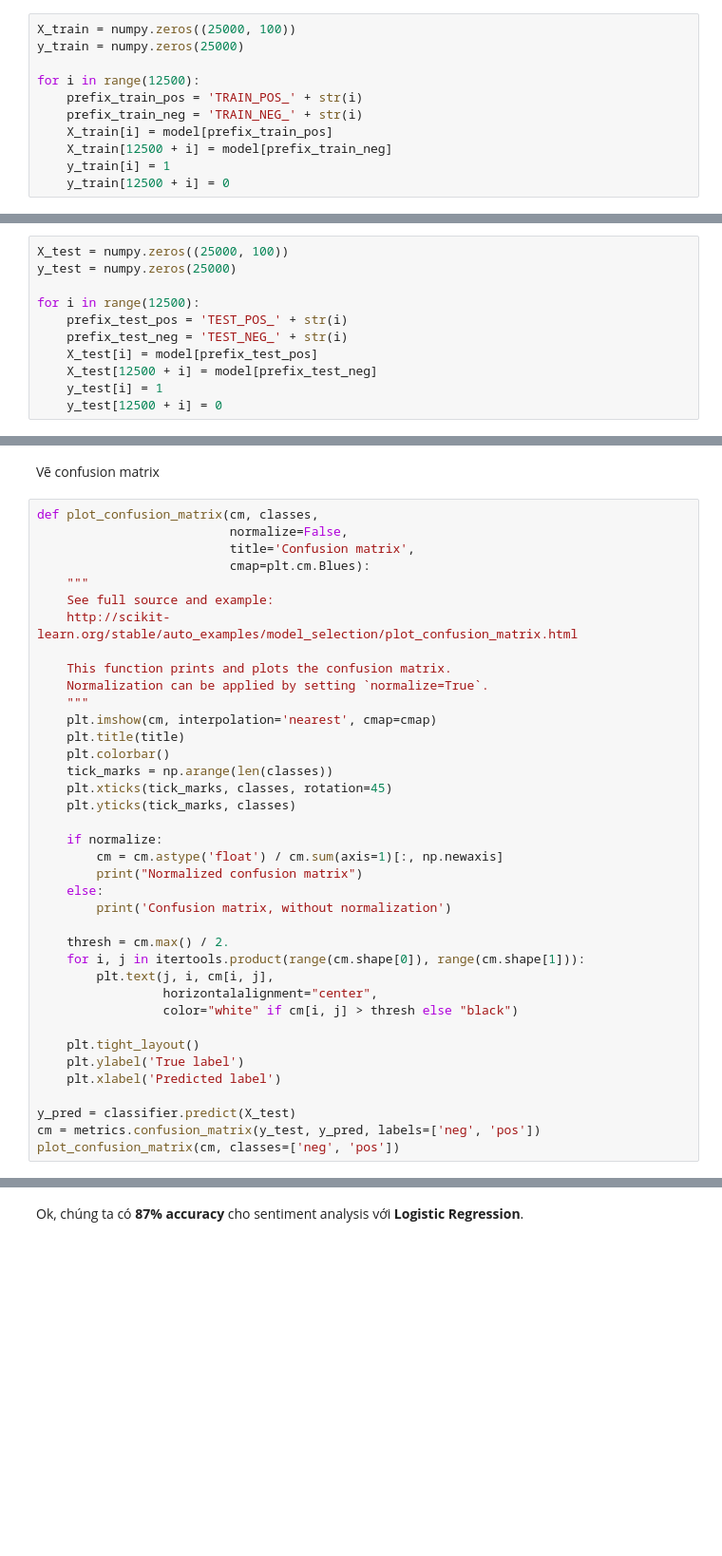
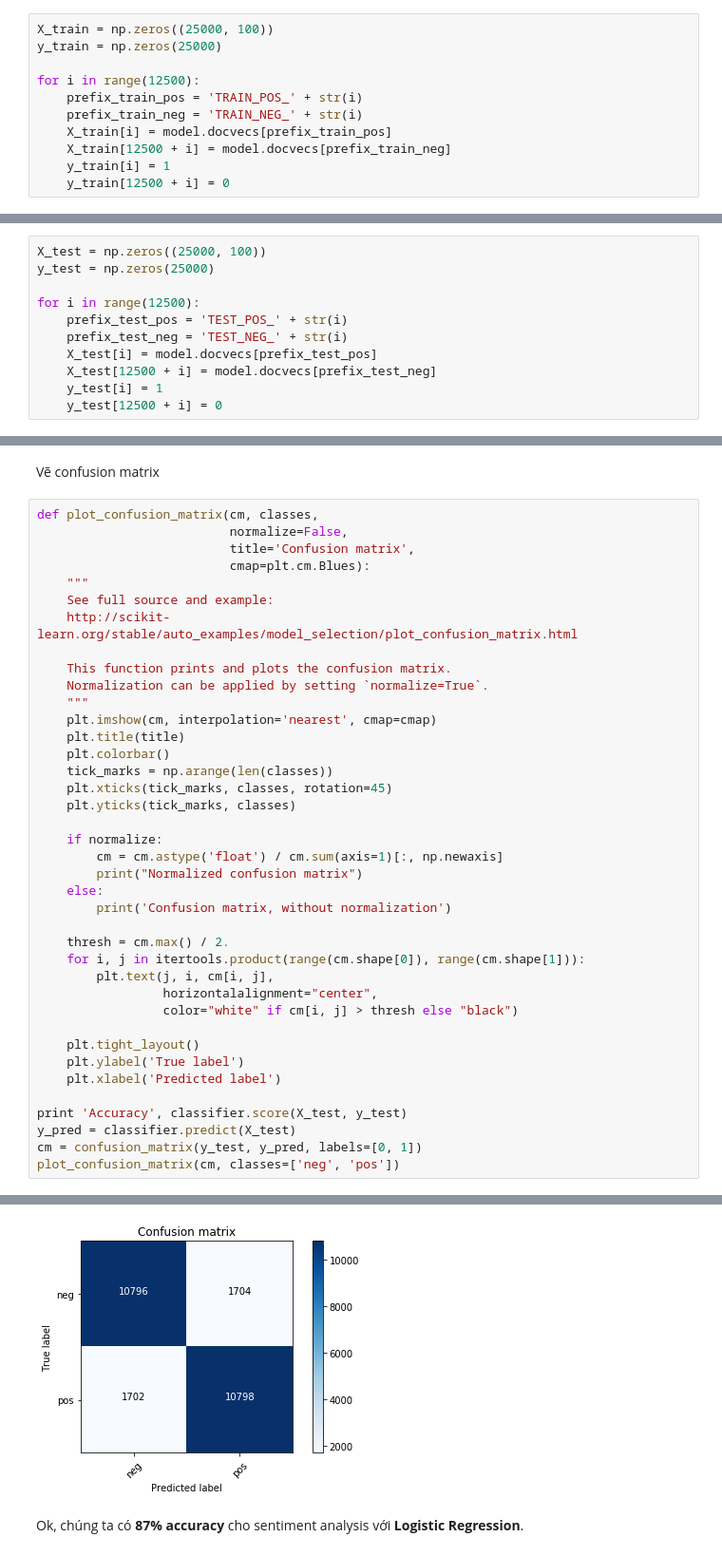
Before and after one commit to duyet/doc2vec-sentiment, a Jupyter notebook: Doc2vec Sentiment Analysis.ipynb, the cells around one changed output, grey strips where cells are left out. Shown at 95% size. Drawn from its saved outputs; the diff is of its cells as text; blank space fills up the shorter version.

```diff
--- a/Doc2vec Sentiment Analysis.ipynb
+++ b/Doc2vec Sentiment Analysis.ipynb
@@ -176,14 +203,14 @@ Từ các vector văn bản trên, ta có thể sử dụng chúng để huấn
 
 Chúng ta tạo 2 biến `X_train` và `y_train` để lưu lại các vectors và labels tương ứng.
 # %%
-X_train = numpy.zeros((25000, 100))
-y_train = numpy.zeros(25000)
+X_train = np.zeros((25000, 100))
+y_train = np.zeros(25000)
 
 for i in range(12500):
     prefix_train_pos = 'TRAIN_POS_' + str(i)
     prefix_train_neg = 'TRAIN_NEG_' + str(i)
-    X_train[i] = model[prefix_train_pos]
-    X_train[12500 + i] = model[prefix_train_neg]
+    X_train[i] = model.docvecs[prefix_train_pos]
+    X_train[12500 + i] = model.docvecs[prefix_train_neg]
     y_train[i] = 1
     y_train[12500 + i] = 0
 # %% [markdown]
@@ -199,14 +242,14 @@ print y_train
 
 Tương tự với các vector để test
 # %%
-X_test = numpy.zeros((25000, 100))
-y_test = numpy.zeros(25000)
+X_test = np.zeros((25000, 100))
+y_test = np.zeros(25000)
 
 for i in range(12500):
     prefix_test_pos = 'TEST_POS_' + str(i)
     prefix_test_neg = 'TEST_NEG_' + str(i)
-    X_test[i] = model[prefix_test_pos]
-    X_test[12500 + i] = model[prefix_test_neg]
+    X_test[i] = model.docvecs[prefix_test_pos]
+    X_test[12500 + i] = model.docvecs[prefix_test_neg]
     y_test[i] = 1
     y_test[12500 + i] = 0
 # %% [markdown]
@@ -257,6 +303,8 @@ def plot_confusion_matrix(cm, classes,
     plt.ylabel('True label')
     plt.xlabel('Predicted label')
 
+print 'Accuracy', classifier.score(X_test, y_test)
 y_pred = classifier.predict(X_test)
-cm = metrics.confusion_matrix(y_test, y_pred, labels=['neg', 'pos'])
+cm = confusion_matrix(y_test, y_pred, labels=[0, 1])
 plot_confusion_matrix(cm, classes=['neg', 'pos'])
+# %% [output]
@@ -263,3 +313,4 @@ plot_confusion_matrix(cm, classes=['neg', 'pos'])
+[figure, added]
 # %% [markdown]
 Ok, chúng ta có **87% accuracy** cho sentiment analysis với **Logistic Regression**.
 # %% [markdown]
```
Also changed, not shown: parts of 14 cells of this notebook, 5 other files.
